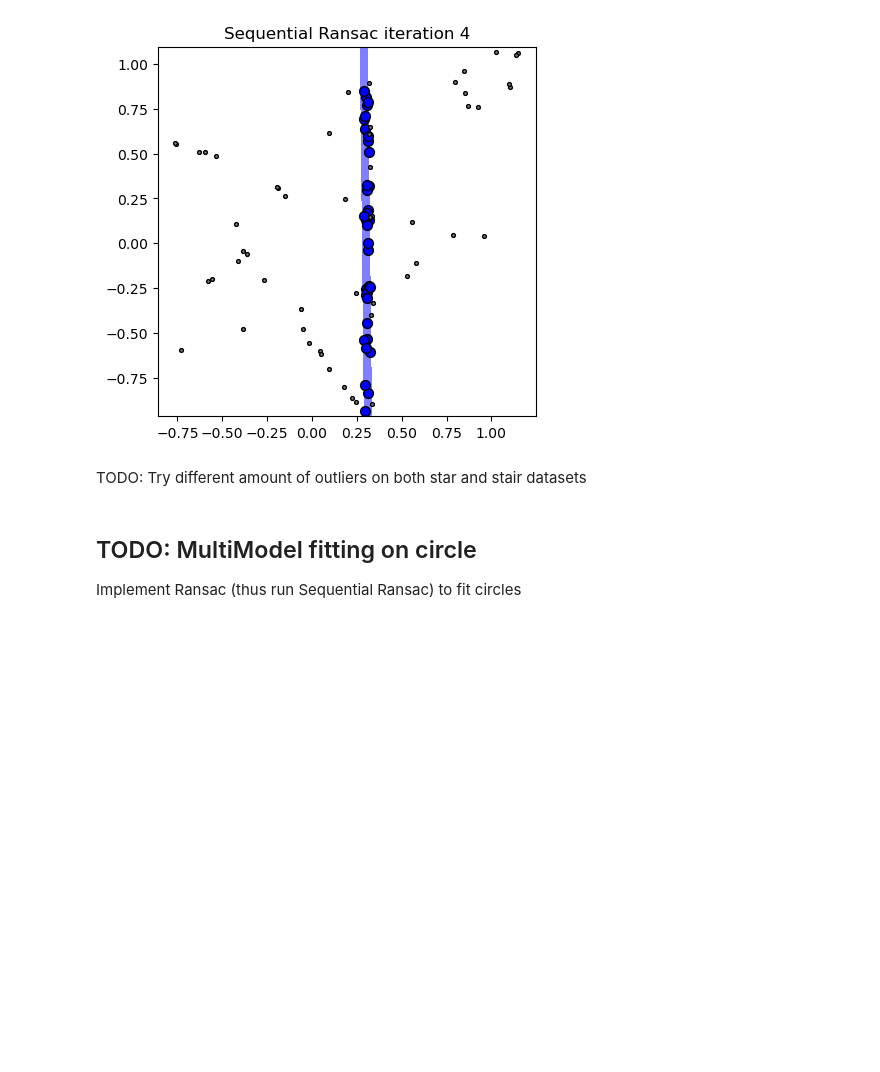
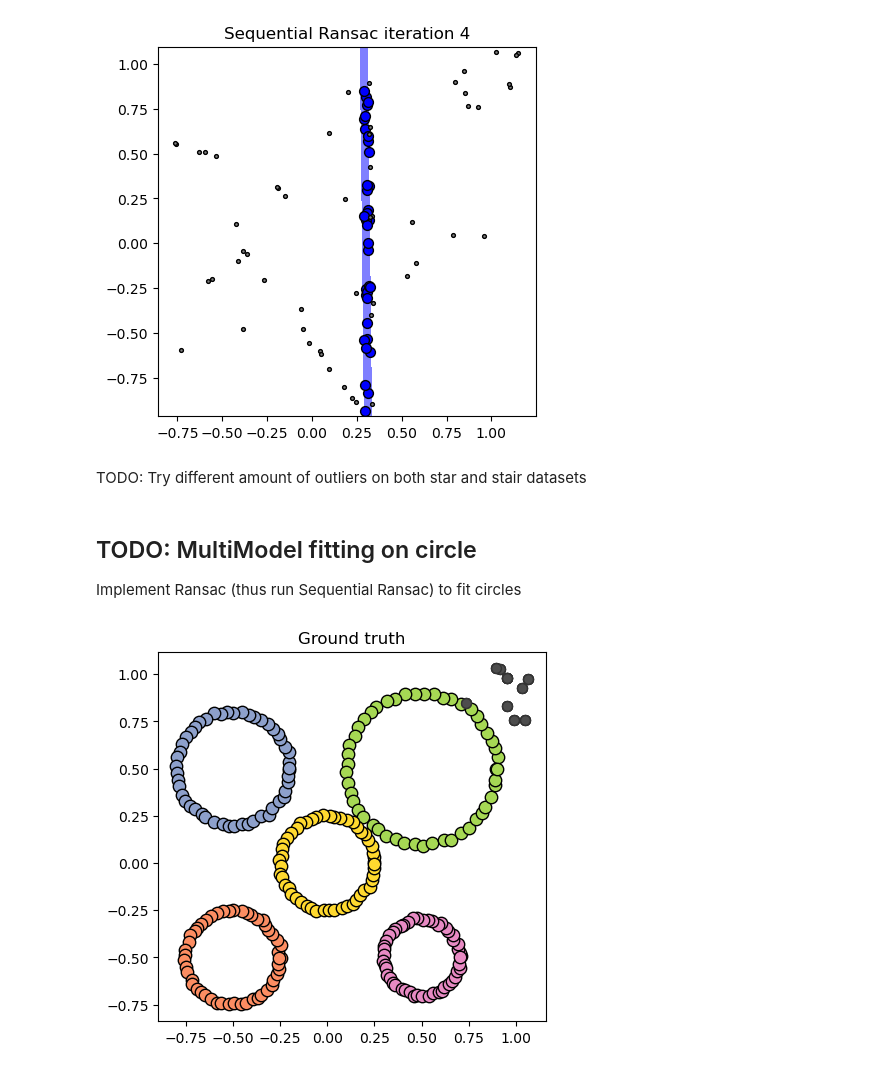
Before and after one commit to SergioPardo55/MMMIP, a Jupyter notebook: Lez24/lez_24_Multi_Model_Fitting.ipynb, the cells around one changed output. Cells and saved outputs as stored; diff of their text form; code cells hidden in the pictures; blank space fills up the shorter version.

Commit message:
circle almost working

```diff
--- a/Lez24/lez_24_Multi_Model_Fitting.ipynb
+++ b/Lez24/lez_24_Multi_Model_Fitting.ipynb
@@ -374,3 +374,38 @@ TODO: Try different amount of outliers on both star and stair datasets
 TODO: MultiModel fitting on circle
 ----------------------------
 Implement Ransac (thus run Sequential Ransac) to fit circles
+# %%
+epsi = 0.02 # inlier threshold for ransac
+
+temp = loadmat(f'{rootfolder}/data/circle5.mat')
+
+X = temp['X'] # data
+G = temp['G'] # ground truth or label (1: normal, 0: outlier)
+
+# model specification
+# functions to fit and compute residuals are already invoked in the function
+cardmss = 2          # minimum number of points required to fit a model
+kappa = 5           # number of models to be extracted by sequential ransac
+
+#  plotting params
+bw = 0.01
+col = 'b'
+temp = loadmat(f'{rootfolder}/data/cmap.mat')
+cmap = temp['cmap']
+
+# add outliers
+nOut = 10
+
+# add outlier and update groundtruth
+X = addOutliersInBB(X,nOut)
+
+# update the label, considering that X previous command has appended nOut otliers
+G = np.vstack((G, np.zeros((nOut,1))))
+# %%
+plt.figure(1)
+display_clust(X,G, cmap)
+plt.title('Ground truth')
+plt.gca().set_aspect('equal')
+plt.show()
+# %% [output]
+[figure, added]
```
Also changed, not shown: parts of 4 cells of this notebook.
